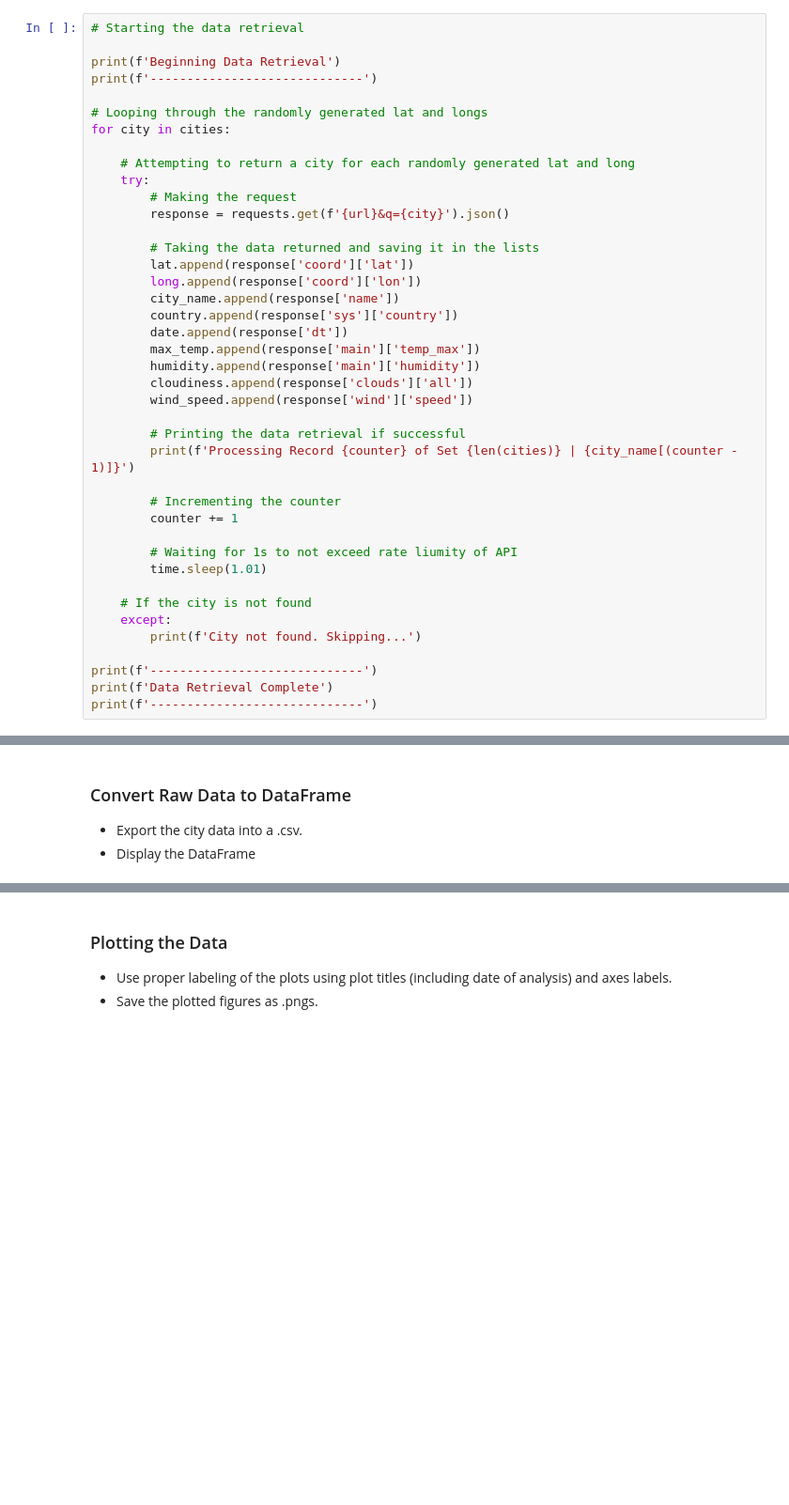
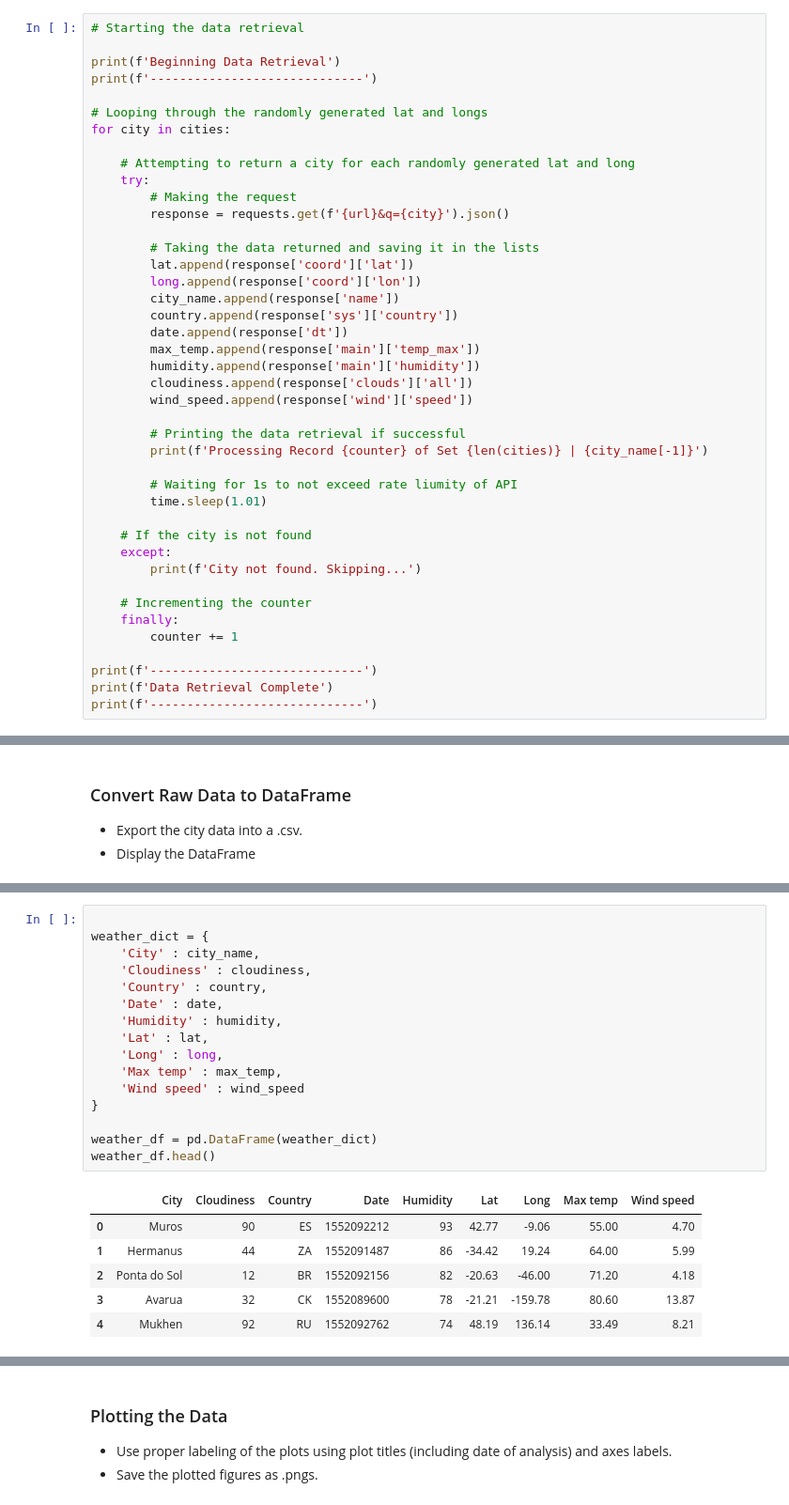
Before and after one commit to TotalEntropy/UofT-Data-2019, a Jupyter notebook: Bin/WeatherPy.ipynb, the cells around one changed output, grey strips where cells are left out. Shown: that part at 94% size. Saved outputs shown, nothing was run; the diff lists cells and outputs as text; blank space fills up the shorter version.

Commit message:
Fix the logical error
Implemented a finally to increment counter fixing the counting error

```diff
--- a/Bin/WeatherPy.ipynb
+++ b/Bin/WeatherPy.ipynb
@@ -107,10 +107,7 @@ for city in cities:
         wind_speed.append(response['wind']['speed'])
 
         # Printing the data retrieval if successful
-        print(f'Processing Record {counter} of Set {len(cities)} | {city_name[(counter - 1)]}')
-
-        # Incrementing the counter
-        counter += 1
+        print(f'Processing Record {counter} of Set {len(cities)} | {city_name[-1]}')
 
         # Waiting for 1s to not exceed rate liumity of API
         time.sleep(1.01)
@@ -119,6 +116,10 @@ for city in cities:
     except:
         print(f'City not found. Skipping...')
 
+    # Incrementing the counter
+    finally:
+        counter += 1
+
 print(f'-----------------------------')
 print(f'Data Retrieval Complete')
 print(f'-----------------------------')
@@ -166,0 +148,23 @@ dtype: int64
+# %%
+
+weather_dict = {
+    'City' : city_name,
+    'Cloudiness' : cloudiness,
+    'Country' : country,
+    'Date' : date,
+    'Humidity' : humidity,
+    'Lat' : lat,
+    'Long' : long,
+    'Max temp' : max_temp,
+    'Wind speed' : wind_speed
+}
+
+weather_df = pd.DataFrame(weather_dict)
+weather_df.head()
+# %% [output]
+|  | City | Cloudiness | Country | Date | Humidity | Lat | Long | Max temp | Wind speed |
+| 0 | Muros | 90 | ES | 1552092212 | 93 | 42.77 | -9.06 | 55.00 | 4.70 |
+| 1 | Hermanus | 44 | ZA | 1552091487 | 86 | -34.42 | 19.24 | 64.00 | 5.99 |
+| 2 | Ponta do Sol | 12 | BR | 1552092156 | 82 | -20.63 | -46.00 | 71.20 | 4.18 |
+| 3 | Avarua | 32 | CK | 1552089600 | 78 | -21.21 | -159.78 | 80.60 | 13.87 |
+| 4 | Mukhen | 92 | RU | 1552092762 | 74 | 48.19 | 136.14 | 33.49 | 8.21 |
```
Also changed, not shown: parts of 5 cells of this notebook.
